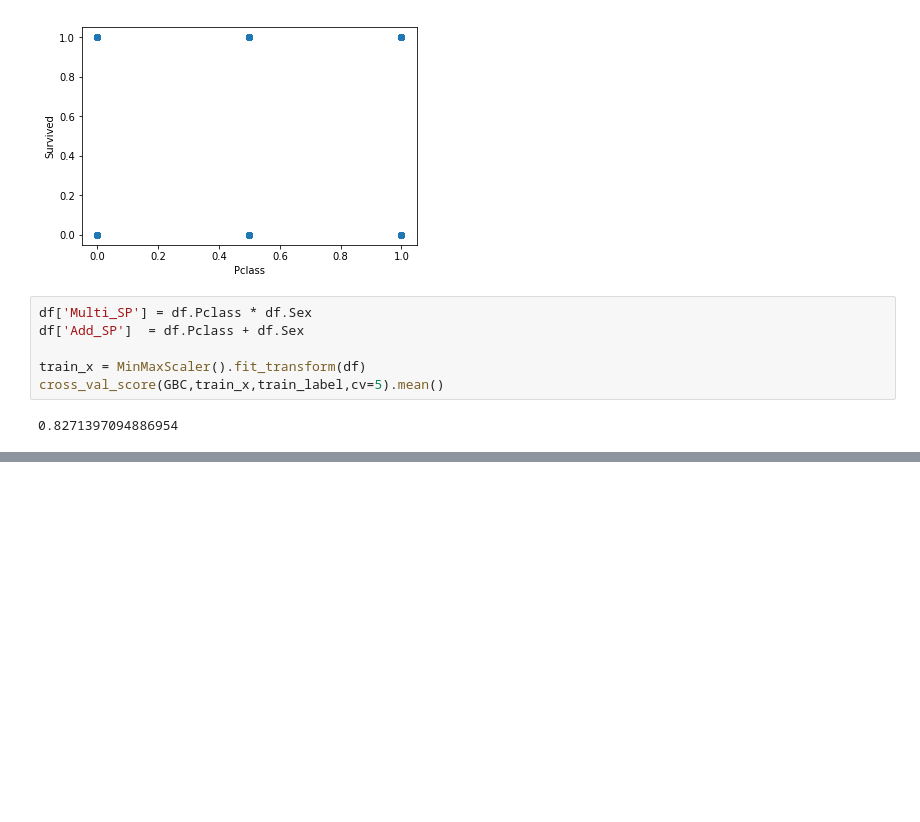
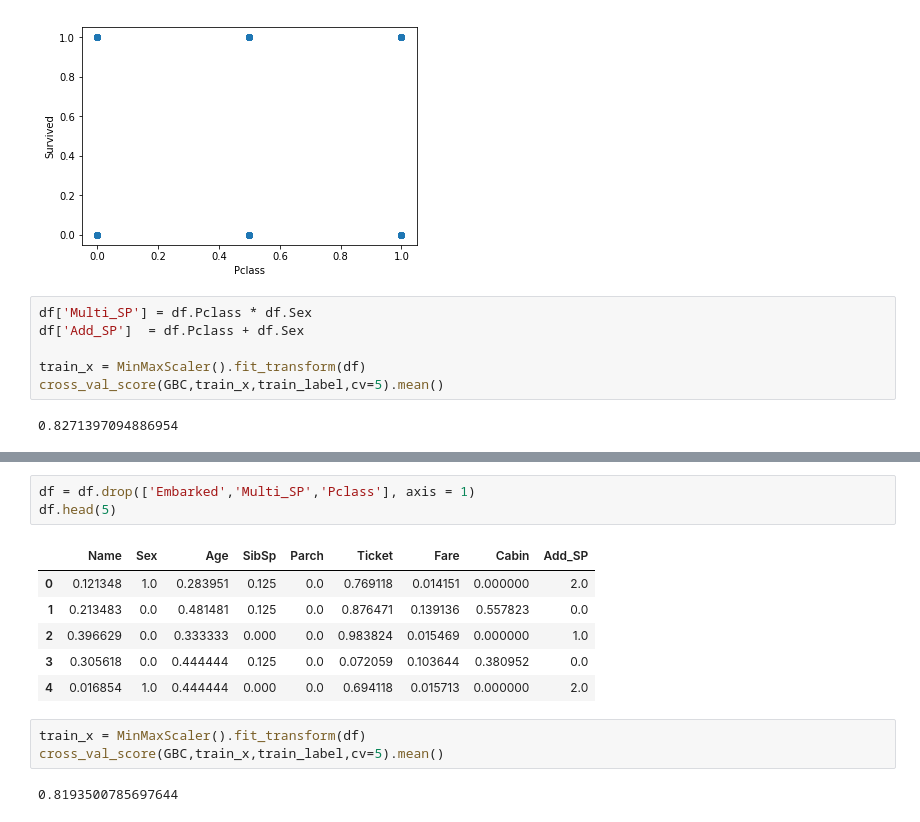
Before and after one commit to RayXie29/2nd-ML100days, a Jupyter notebook: homework/Day_029_HW.ipynb, the cells around one changed output, grey strips where cells are left out. Saved outputs shown, nothing was run; the diff lists cells and outputs as text; blank space fills up the shorter version.

```diff
--- a/homework/Day_029_HW.ipynb
+++ b/homework/Day_029_HW.ipynb
@@ -197,0 +242,15 @@ cross_val_score(GBC,train_x,train_label,cv=5).mean()
+# %%
+df = df.drop(['Embarked','Multi_SP','Pclass'], axis = 1)
+df.head(5)
+# %% [output]
+|  | Name | Sex | Age | SibSp | Parch | Ticket | Fare | Cabin | Add_SP |
+| 0 | 0.121348 | 1.0 | 0.283951 | 0.125 | 0.0 | 0.769118 | 0.014151 | 0.000000 | 2.0 |
+| 1 | 0.213483 | 0.0 | 0.481481 | 0.125 | 0.0 | 0.876471 | 0.139136 | 0.557823 | 0.0 |
+| 2 | 0.396629 | 0.0 | 0.333333 | 0.000 | 0.0 | 0.983824 | 0.015469 | 0.000000 | 1.0 |
+| 3 | 0.305618 | 0.0 | 0.444444 | 0.125 | 0.0 | 0.072059 | 0.103644 | 0.380952 | 0.0 |
+| 4 | 0.016854 | 1.0 | 0.444444 | 0.000 | 0.0 | 0.694118 | 0.015713 | 0.000000 | 2.0 |
+# %%
+train_x = MinMaxScaler().fit_transform(df)
+cross_val_score(GBC,train_x,train_label,cv=5).mean()
+# %% [output]
+0.8193500785697644
```
Also changed, not shown: parts of 11 cells of this notebook.
